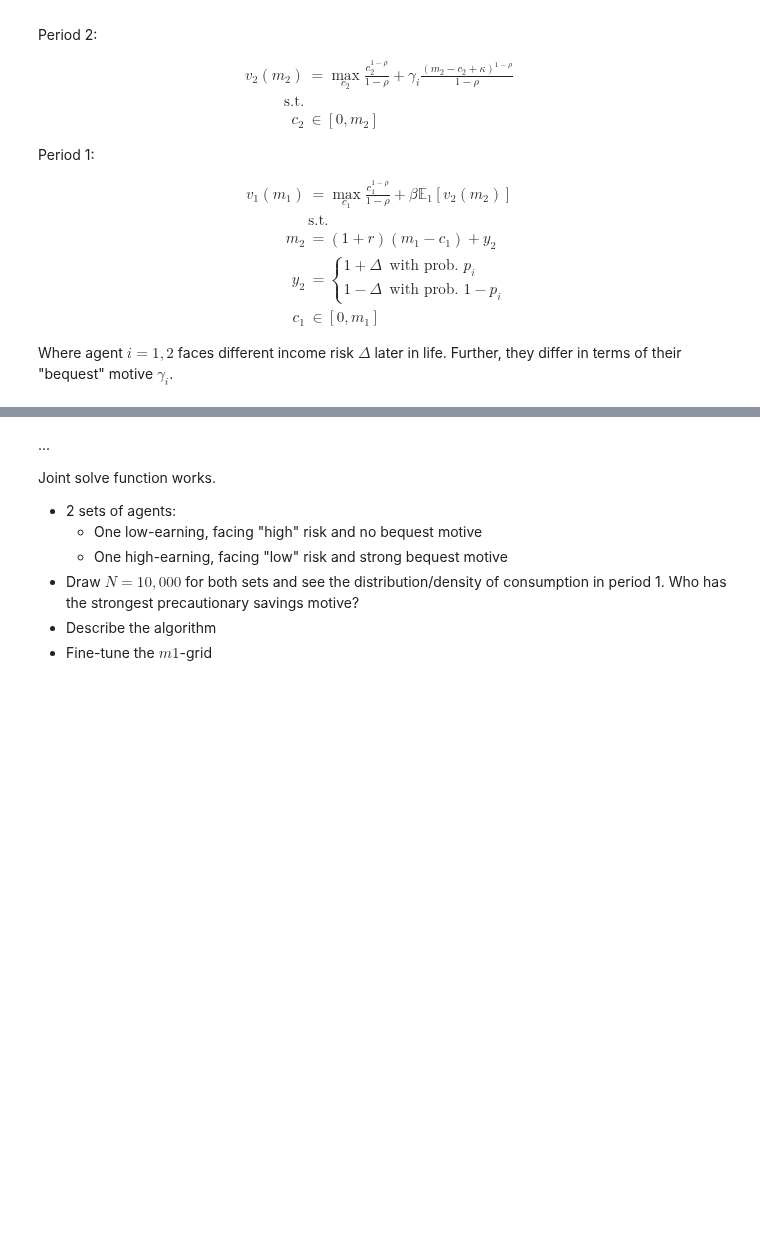
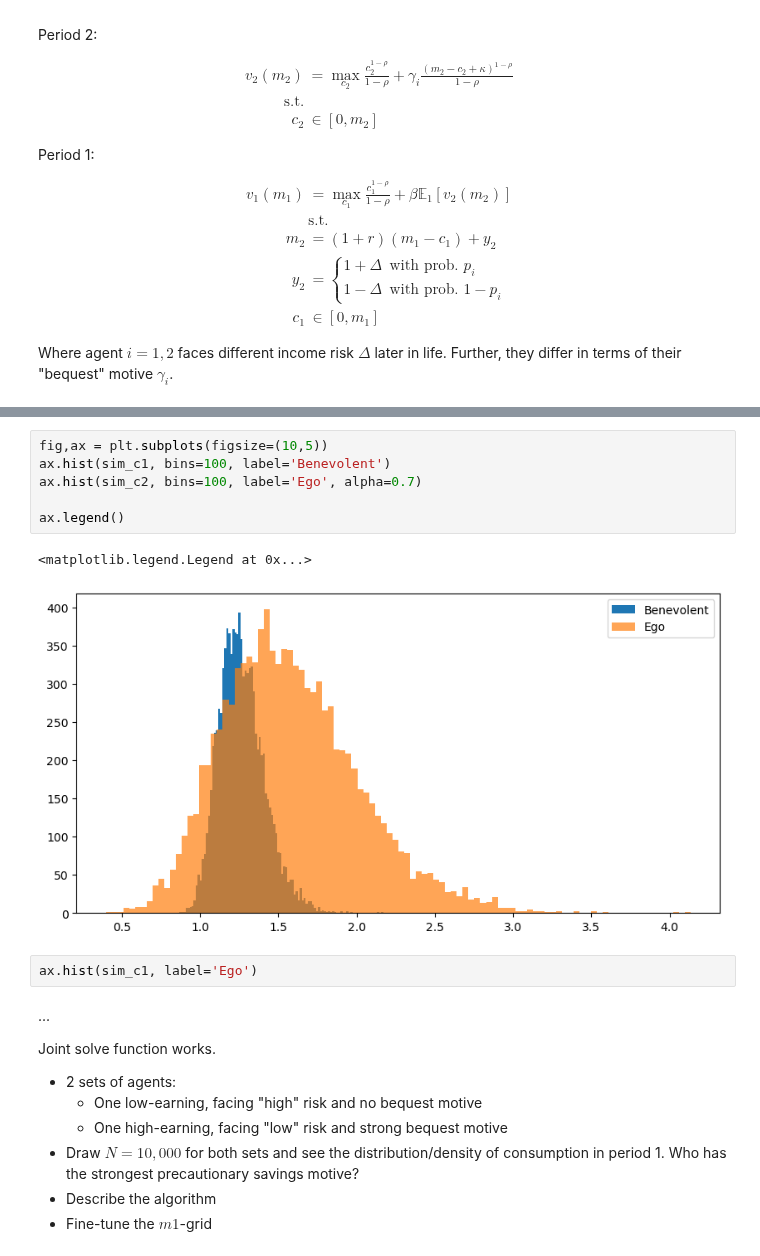
Before and after one commit to NumEconCopenhagen/projects-2024-jbh, a Jupyter notebook: modelproject/modelproject.ipynb, the cells around one changed output, grey strips where cells are left out. Cells and saved outputs as stored; diff of their text form; blank space fills up the shorter version.

```diff
--- a/modelproject/modelproject.ipynb
+++ b/modelproject/modelproject.ipynb
@@ -243,3 +291,14 @@ m1_grid, c1_grid, m2_grid, c2_grid = utils.solvez(rho, kappa, gamma, m1_grid, be
+# %%
+fig,ax = plt.subplots(figsize=(10,5))
+ax.hist(sim_c1, bins=100, label='Benevolent')
+ax.hist(sim_c2, bins=100, label='Ego', alpha=0.7)
+
+ax.legend()
+# %% [output]
+<matplotlib.legend.Legend at 0x...>
+[figure, added]
+# %%
+ax.hist(sim_c1, label='Ego')
 # %% [markdown]
 ...
 
```
Also changed, not shown: parts of 5 cells of this notebook, 1 other file.
